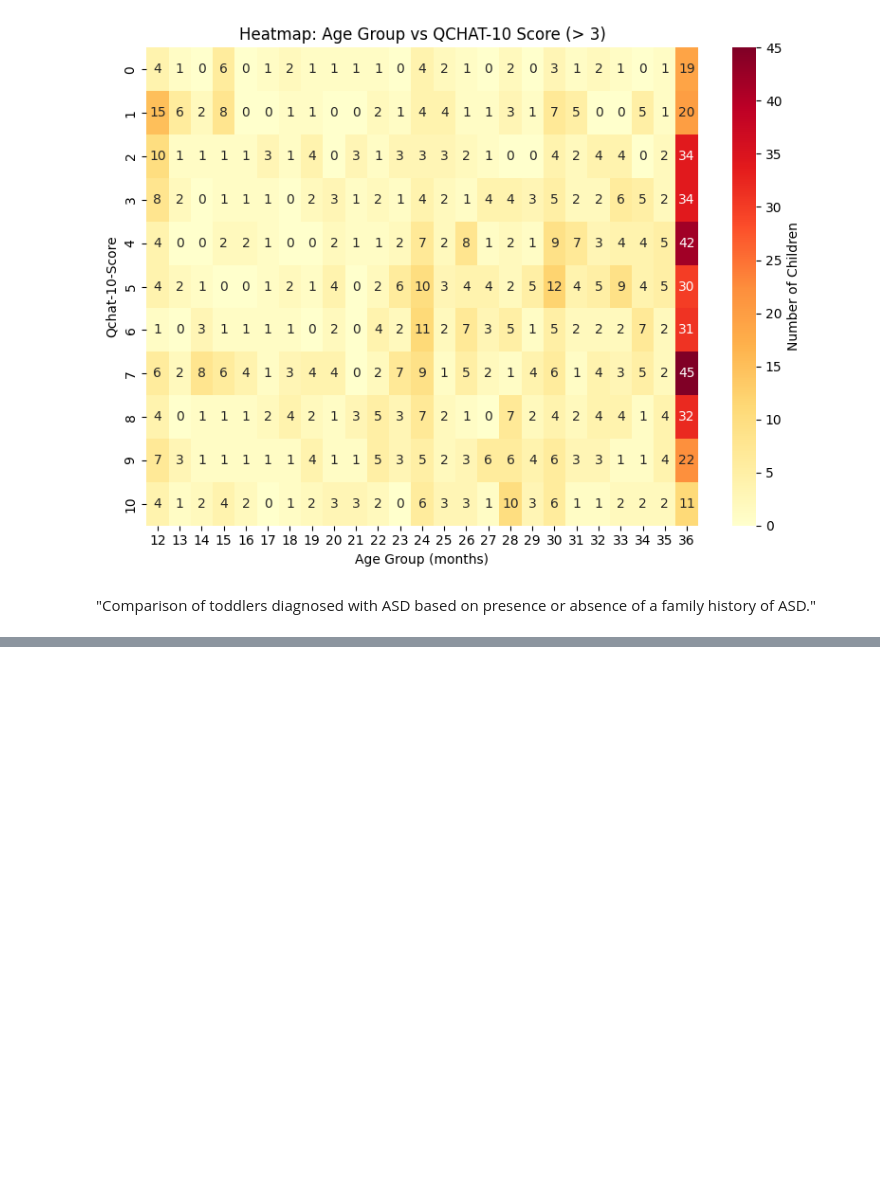
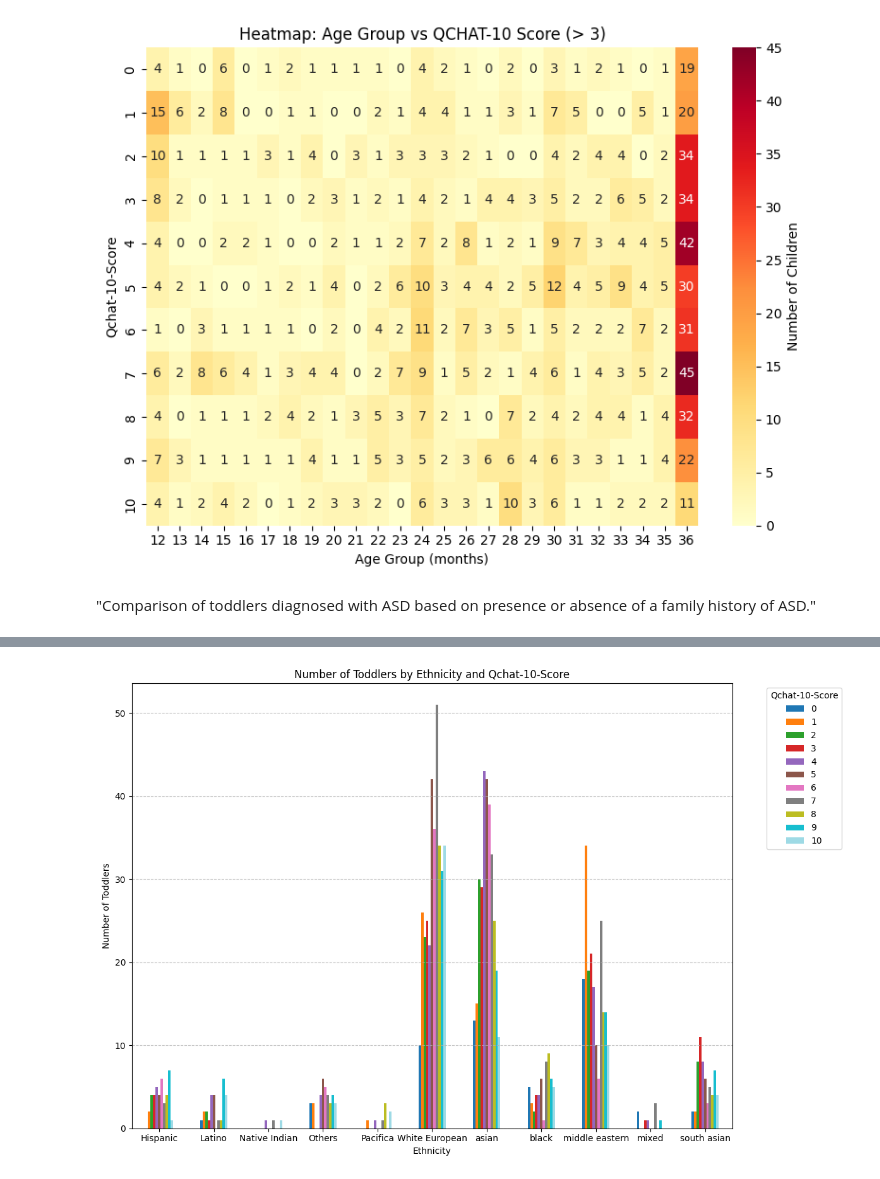
Before and after one commit to rayyanrbj09/Autism-Spectrum-Disorder--Medical-Analyisis, a Jupyter notebook: Analysis/analysis.ipynb, the cells around one changed output, grey strips where cells are left out. Saved outputs shown, nothing was run; the diff lists cells and outputs as text; code cells hidden in the pictures; blank space fills up the shorter version.

```diff
--- a/Analysis/analysis.ipynb
+++ b/Analysis/analysis.ipynb
@@ -97,0 +102,17 @@ NameError: name 'toddler_autism_data' is not defined
+# %%
+
+# Group by Ethnicity and Qchat-10-Score and count number of occurrences
+ethnicity_scores = toddler_autism_data.groupby(['Ethnicity', 'Qchat-10-Score']).size().unstack(fill_value=0)
+
+# Plot
+ethnicity_scores.plot(kind='bar', figsize=(12, 8), colormap='tab20')
+plt.title("Number of Toddlers by Ethnicity and Qchat-10-Score")
+plt.xlabel("Ethnicity")
+plt.ylabel("Number of Toddlers")
+plt.legend(title="Qchat-10-Score", bbox_to_anchor=(1.05, 1), loc='upper left')
+plt.xticks(rotation=0)
+plt.tight_layout()
+plt.grid(axis='y', linestyle='--', alpha=0.7)
+plt.show()
+# %% [output]
+[figure, added]
```
Also changed, not shown: parts of 1 cell of this notebook, 1 other file.
